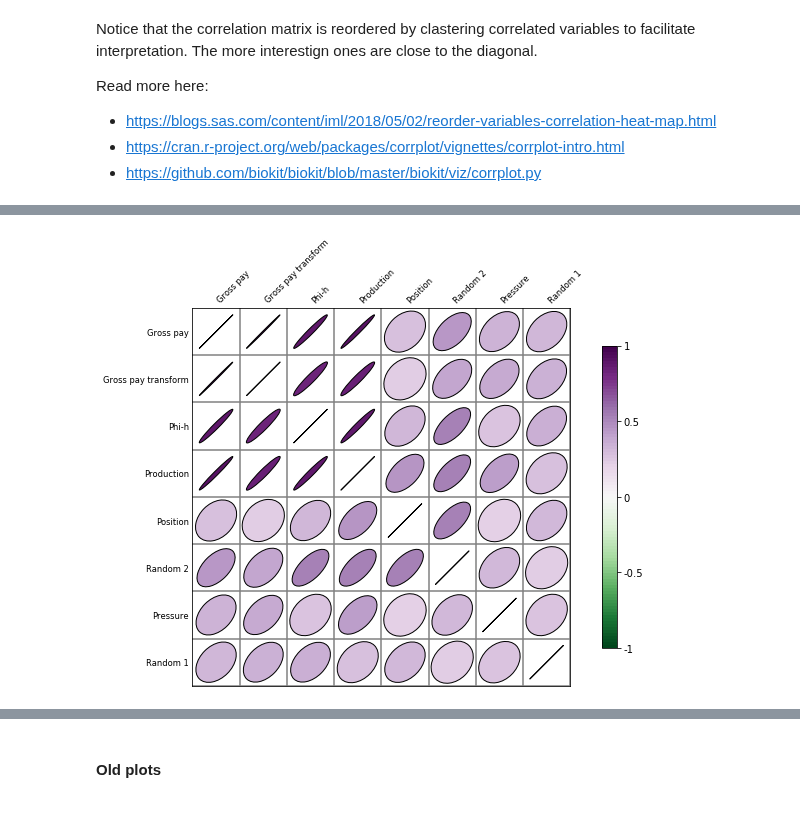
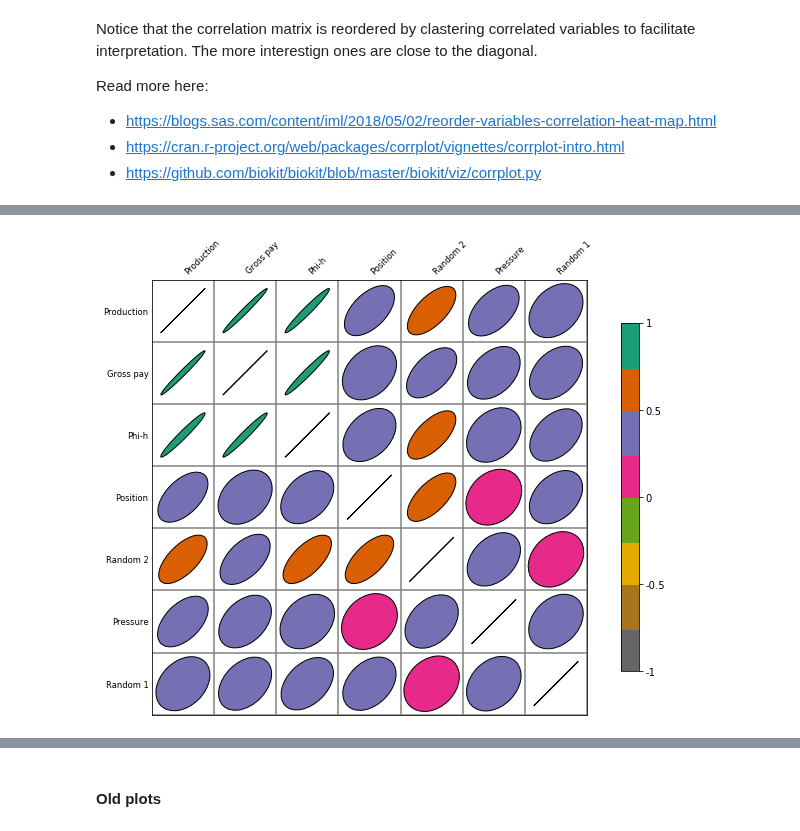
Before and after one commit to mycarta/Data-science-tools-petroleum-exploration-and-production, a Jupyter notebook: Python/Python_data_science_tools _petroleum_exploration_production_reordered_correlation_matrix.ipynb, the cells around one changed output, grey strips where cells are left out. Saved outputs shown, nothing was run; the diff lists cells and outputs as text; code cells hidden in the pictures.

```diff
--- a/Python/Python_data_science_tools _petroleum_exploration_production_reordered_correlation_matrix.ipynb
+++ b/Python/Python_data_science_tools _petroleum_exploration_production_reordered_correlation_matrix.ipynb
@@ -113,3 +113,7 @@ corr
 | Random 2 | -0.501658 | 0.187135 | 0.367122 | 0.117364 | -0.069449 | 1.000000 | 0.165692 | 0.331384 |
 | Gross pay transform | -0.015073 | 0.980519 | 0.828571 | 0.191866 | 0.207887 | 0.165692 | 1.000000 | 0.854545 |
 | Production | -0.328323 | 0.868831 | 0.861039 | 0.384390 | 0.117303 | 0.331384 | 0.854545 | 1.000000 |
+# %%
+data=data.drop(columns=['Gross pay transform'])
+corr = data.corr(method='spearman')
+corr
@@ -140,9 +161,9 @@ rslt
 # %%
 c1 = corrplot.Corrplot(rslt)
 # %%
-c1.plot(method='ellipse', cmap='PRGn_r', shrink=1, rotation=45)
+c1.plot(method='ellipse', cmap='Dark2_r', shrink=1, rotation=45)
 fig = plt.gcf()
 fig.set_size_inches(10, 8)
 #plt.savefig('103_05-12_ellipses_cc_all_curv1.png', dpi=500, bbox_inches='tight', pad_inches=0.2)
 # %% [output]
-[figure, old version]
+[figure, new version]
```
Also changed, not shown: parts of 9 cells of this notebook.
